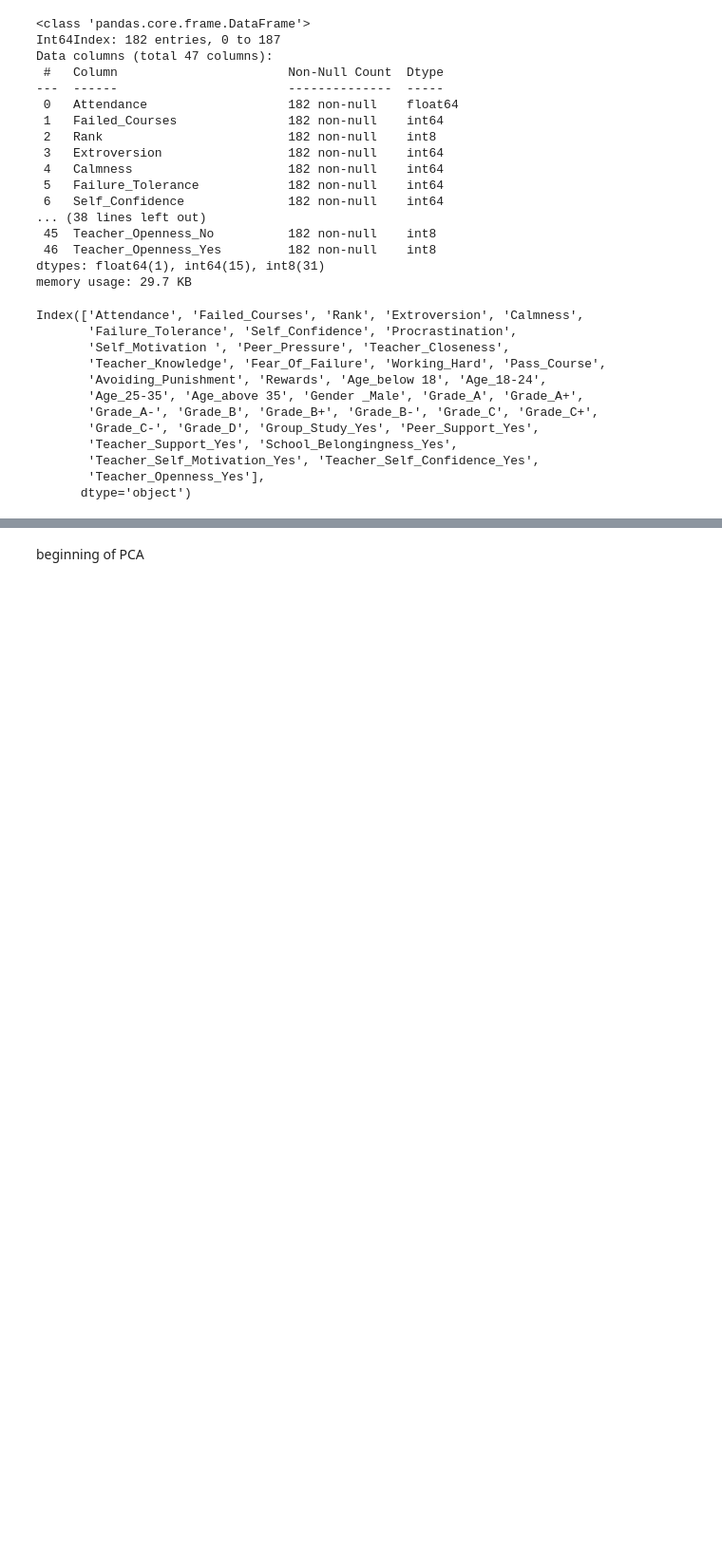
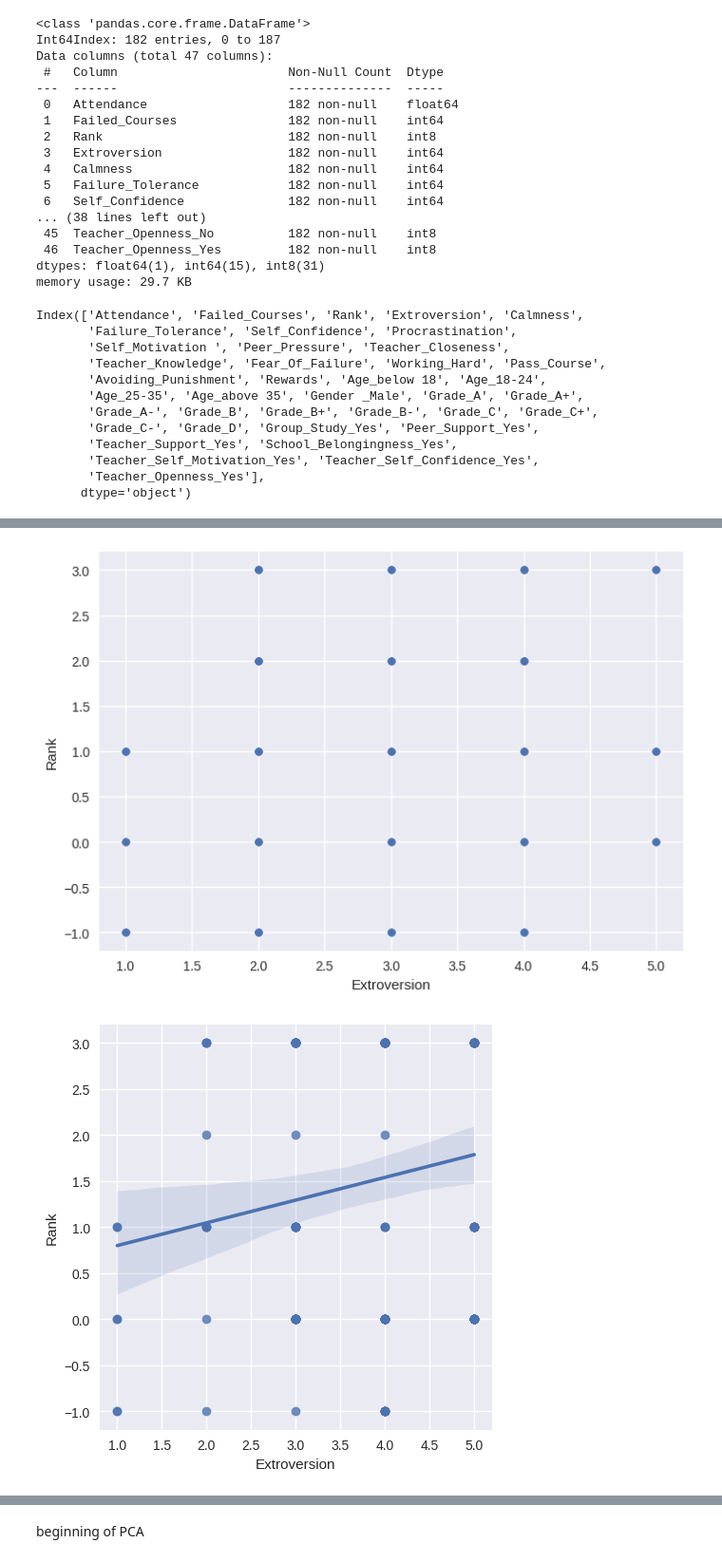
Before and after one commit to habibaelgendy/Thesis, a Jupyter notebook: _Copy_2_of_Habiba_RF_thesis.ipynb, the cells around one changed output, grey strips where cells are left out. Shown at 95% size. Cells and saved outputs as stored; diff of their text form; code cells hidden in the pictures; blank space fills up the shorter version.

```diff
--- a/_Copy_2_of_Habiba_RF_thesis.ipynb
+++ b/_Copy_2_of_Habiba_RF_thesis.ipynb
@@ -265,0 +286,5 @@ Index(['Attendance', 'Failed_Courses', 'Rank', 'Extroversion', 'Calmness',
+# %%
+df_corr=df.copy()
+df_corr['Age'] = df_corr['Age'].astype('category').cat.codes
+
+df_corr.info()
@@ -265,0 +309,12 @@ Index(['Attendance', 'Failed_Courses', 'Rank', 'Extroversion', 'Calmness',
+# %%
+#df_corr['Gender'] = df_corr['Gender'].astype('category').cat.codes
+df_corr['Grade'] = df_corr['Grade'].astype('category').cat.codes
+df_corr['Group_Study'] = df_corr['Group_Study'].astype('category').cat.codes
+df_corr['Peer_Support'] = df_corr['Peer_Support'].astype('category').cat.codes
+df_corr['Teacher_Support'] = df_corr['Teacher_Support'].astype('category').cat.codes
+df_corr['School_Belongingness'] = df_corr['School_Belongingness'].astype('category').cat.codes
+df_corr['Teacher_Self_Motivation'] = df_corr['Teacher_Self_Motivation'].astype('category').cat.codes
+df_corr['Teacher_Self_Confidence'] = df_corr['Teacher_Self_Confidence'].astype('category').cat.codes
+df_corr['Teacher_Openness'] = df_corr['Teacher_Openness'].astype('category').cat.codes
+
+df_corr.info()
@@ -265,0 +339,8 @@ Index(['Attendance', 'Failed_Courses', 'Rank', 'Extroversion', 'Calmness',
+# %%
+import seaborn as sns
+df_corr['Extroversion'].corr(df_corr['Rank'])
+sns.scatterplot(x="Extroversion", y="Rank", data=df_corr);
+sns.lmplot(x="Extroversion", y="Rank", data=df_corr);
+# %% [output]
+[figure, added]
+[figure, added]
```
Also changed, not shown: parts of 9 cells of this notebook.
